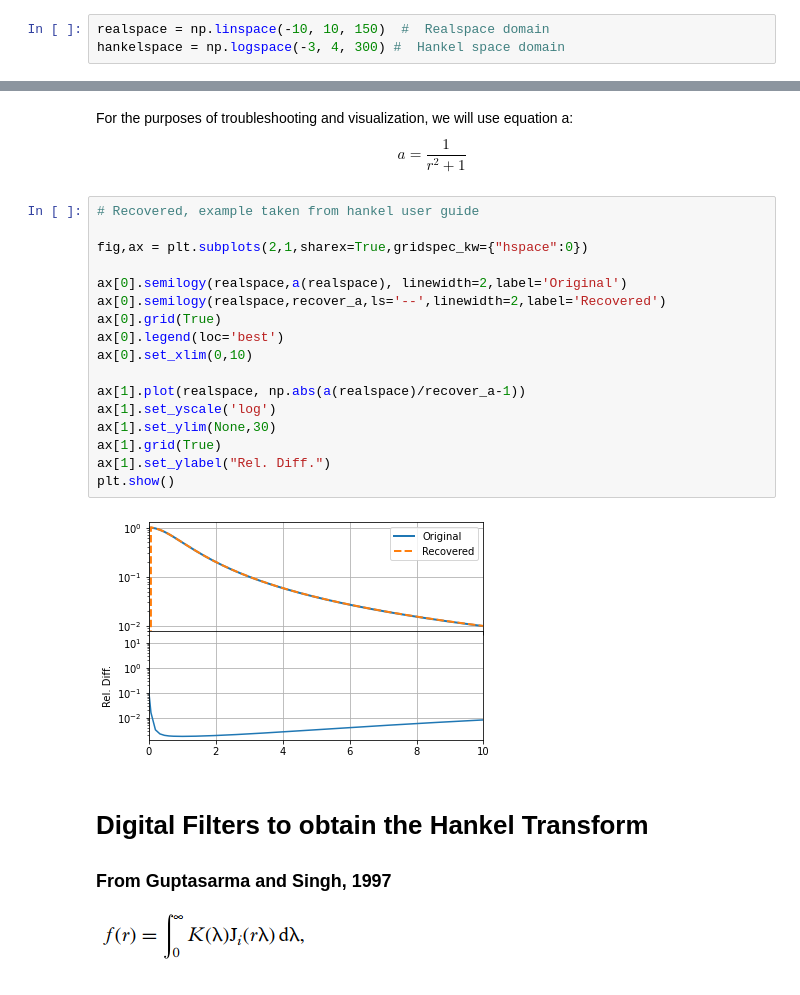
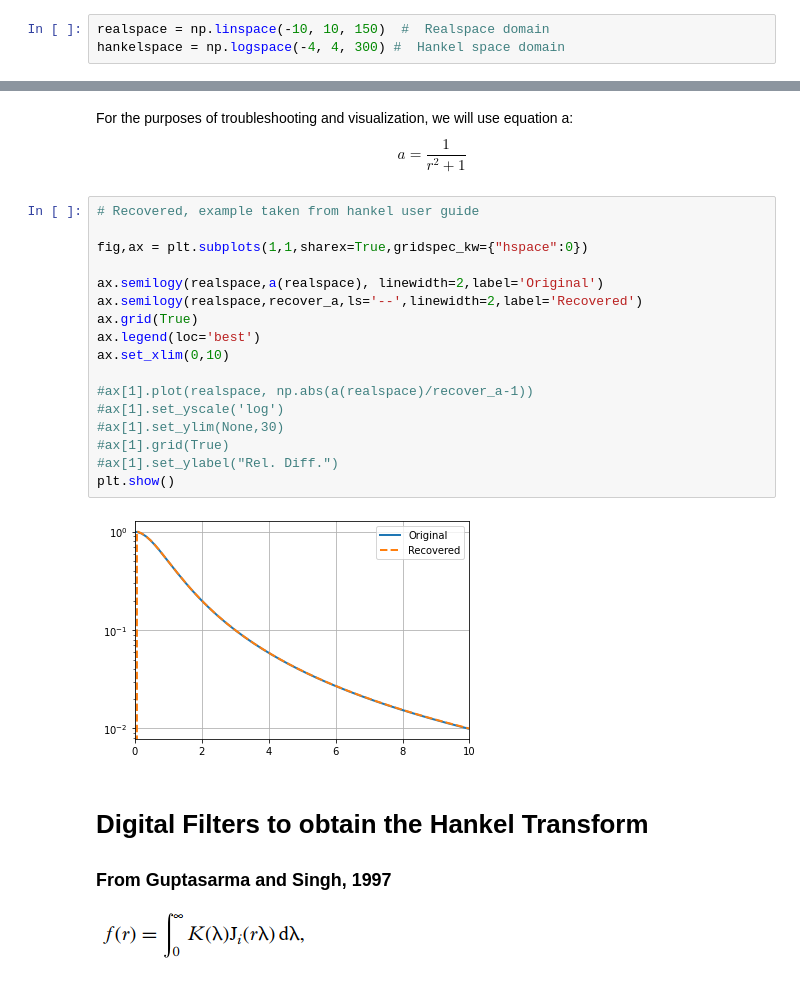
Before and after one commit to nyshieh/Jupyter-Brainstorming, a Jupyter notebook: Hankel Transform and Filters.ipynb, the cells around one changed output, grey strips where cells are left out. Drawn from its saved outputs; the diff is of its cells as text.

Commit message:
Hankel Investigations

```diff
--- a/Hankel Transform and Filters.ipynb
+++ b/Hankel Transform and Filters.ipynb
@@ -23,7 +23,7 @@ Define a "analytical" non-filtered approach hankel transform from <i>hankel</i>
 ht = hankel.HankelTransform(nu=1, N=500, h=0.0005)
 # %%
 realspace = np.linspace(-10, 10, 150)  #  Realspace domain
-hankelspace = np.logspace(-3, 4, 300) #  Hankel space domain
+hankelspace = np.logspace(-4, 4, 300) #  Hankel space domain
 # %%
 h_a = ht.transform(a, hankelspace, ret_err=False)
 h_b = ht.transform(b, hankelspace, ret_err=False)
@@ -92,22 +92,22 @@ For the purposes of troubleshooting and visualization, we will use equation a:
 # %%
 # Recovered, example taken from hankel user guide
 
-fig,ax = plt.subplots(2,1,sharex=True,gridspec_kw={"hspace":0})
+fig,ax = plt.subplots(1,1,sharex=True,gridspec_kw={"hspace":0})
 
-ax[0].semilogy(realspace,a(realspace), linewidth=2,label='Original')
-ax[0].semilogy(realspace,recover_a,ls='--',linewidth=2,label='Recovered')
-ax[0].grid(True)
-ax[0].legend(loc='best')
-ax[0].set_xlim(0,10)
+ax.semilogy(realspace,a(realspace), linewidth=2,label='Original')
+ax.semilogy(realspace,recover_a,ls='--',linewidth=2,label='Recovered')
+ax.grid(True)
+ax.legend(loc='best')
+ax.set_xlim(0,10)
 
-ax[1].plot(realspace, np.abs(a(realspace)/recover_a-1))
-ax[1].set_yscale('log')
-ax[1].set_ylim(None,30)
-ax[1].grid(True)
-ax[1].set_ylabel("Rel. Diff.")
+#ax[1].plot(realspace, np.abs(a(realspace)/recover_a-1))
+#ax[1].set_yscale('log')
+#ax[1].set_ylim(None,30)
+#ax[1].grid(True)
+#ax[1].set_ylabel("Rel. Diff.")
 plt.show()
 # %% [output]
-[figure, old version]
+[figure, new version]
 # %% [markdown]
 # Digital Filters to obtain the Hankel Transform
 ### From Guptasarma and Singh, 1997
```
Also changed, not shown: parts of 6 cells of this notebook, 4 other files.
